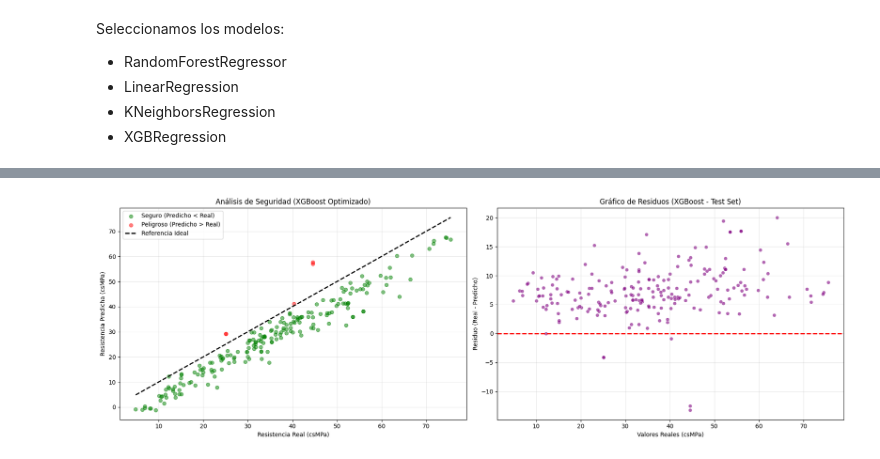
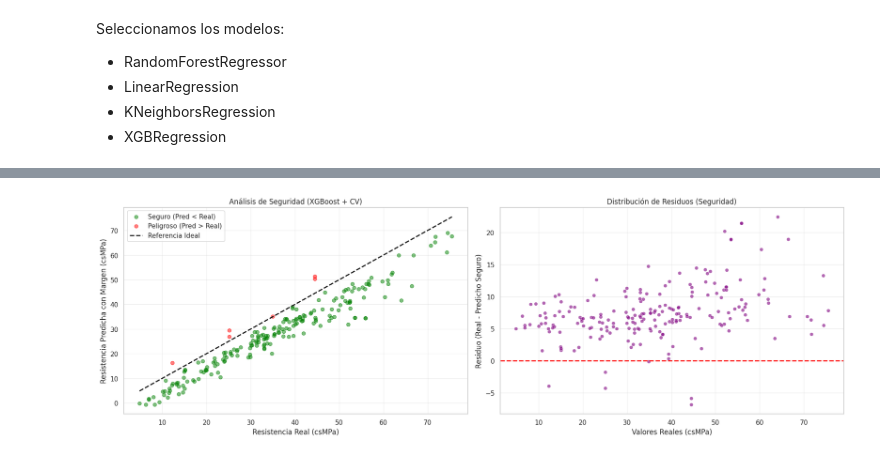
Before and after one commit to Santibareiro27/Inteligencia-Computacional, a Jupyter notebook: RA1_LAB1/Laboratorio_N°1_3.ipynb, the cells around one changed output, grey strips where cells are left out. Drawn from its saved outputs; the diff is of its cells as text; code cells hidden in the pictures.

```diff
--- a/RA1_LAB1/Laboratorio_N°1_3.ipynb
+++ b/RA1_LAB1/Laboratorio_N°1_3.ipynb
@@ -393,15 +397,3 @@ plt.suptitle('Relaciones por pares de las variables (Color: csMPa)', y=1.02)
 plt.show()
 # %% [output]
 [figure]
-# %%
-# Crear la nueva variable de relación líquidos/sólidos aglutinantes
-# Relación (Agua + Superplastificante) / (Cemento + Fly Ash + Slag)
-df_ccs['binder_liquid_ratio'] = ((df_ccs['cement'] + df_ccs['flyash'] + df_ccs['slag']) / (df_ccs['water'] + df_ccs['superplasticizer']))
-
-# Mostrar las primeras filas y la correlación con la resistencia
-print("Nuevas dimensiones del dataset:", df_ccs.shape)
-display(df_ccs[['water', 'superplasticizer', 'cement', 'flyash', 'slag', 'binder_liquid_ratio', 'csMPa']].head())
-
-# Calcular correlación de Spearman para evaluar su impacto
-corr_new = df_ccs[['binder_liquid_ratio', 'csMPa']].corr(method='spearman').iloc[0, 1]
-print(f"\nCorrelación de Spearman entre 'binder_liquid_ratio' y 'csMPa': {corr_new:.4f}")
@@ -691,8 +676,8 @@ Tasa de Riesgo por Sobreestimacion: 3.88%
 # %%
 # 1. Definir la malla de hiperparámetros para XGBoost
 param_dist_xgb = {
-    'n_estimators': [100, 200],
-    'learning_rate': [0.01, 0.05, 0.1, 0.15],
+    'n_estimators': [100, 200, 300],
+    'learning_rate': [0.01, 0.05, 0.1],
     'max_depth': [3, 4, 5, 6, 7],
     'min_child_weight': [1, 3, 5, 7],
     'subsample': [0.7, 0.8, 0.9, 1.0],
@@ -716,63 +701,76 @@ print("Optimizando XGBoost para mejorar el RMSE...")
 xgb_random.fit(X_train, y_train)
 xgb_model = xgb_random.best_estimator_
 
+# --- NUEVO: PASO DE VALIDACIÓN CRUZADA (Test de Fatiga) ---
+print("\nIniciando Validación Cruzada (5-Folds) para robustez...")
+kf = KFold(n_splits=5, shuffle=True, random_state=SEED)
+cv_results = cross_validate(xgb_model, X, y, cv=kf, scoring=['r2', 'neg_root_mean_squared_error'])
+
+cv_rmse_list = -cv_results['test_neg_root_mean_squared_error']
+cv_rmse_mean = cv_rmse_list.mean()
+cv_rmse_std = cv_rmse_list.std()
+cv_r2_mean = cv_results['test_r2'].mean()
+
 # 4. Predicciones para Train y Test
 y_pred_xgb_train = xgb_model.predict(X_train)
 y_pred_xgb_test = xgb_model.predict(X_test)
 
-# 5. Cálculo de métricas para evaluar Overfitting
+# 5. Cálculo de métricas y Margen de Seguridad
 r2_xgb_train = r2_score(y_train, y_pred_xgb_train)
 rmse_xgb_train = np.sqrt(mean_squared_error(y_train, y_pred_xgb_train))
 
-rmse_xgb_test = np.sqrt(mean_squared_error(y_test, y_pred_xgb_test))
+# NOTA: Usamos el RMSE de la Validación Cruzada para el margen de seguridad
+# Esto es mucho más seguro que usar solo el RMSE de un split de test
+K = 1.6
+y_pred_xgb_test_safe = y_pred_xgb_test - (K * cv_rmse_mean)
 
-# Margen de seguridad
-K = 1.6
-y_pred_xgb_test_safe = y_pred_xgb_test - (K * rmse_xgb_test)
-
-# Calculo con margen
-rmse_xgb_test_safe = np.sqrt(mean_squared_error(y_test, y_pred_xgb_test_safe))
-r2_xgb_test = r2_score(y_test, y_pred_xgb_test_safe)
-mbe_xgb_test = np.mean(y_pred_xgb_test_safe - y_test)
+# Métricas finales del modelo con margen
+rmse_xgb_test_base = np.sqrt(mean_squared_error(y_test, y_pred_xgb_test))
+r2_xgb_test_safe = r2_score(y_test, y_pred_xgb_test_safe)
+mbe_xgb_test_safe = np.mean(y_pred_xgb_test_safe - y_test)
 
 # 6. Cálculo de Tasa de Riesgo por Sobreestimación (Predicho > Real)
 overestimation_mask = y_pred_xgb_test_safe > y_test
 risk_rate = (overestimation_mask.sum() / len(y_test)) * 100
 
-print(f"--- Mejor Configuración Encontrada: {xgb_random.best_params_} ---")
+print(f"\n--- MEJOR CONFIGURACIÓN: {xgb_random.best_params_} ---")
+print(f"CV - RMSE Promedio: {cv_rmse_mean:.4f} (± {cv_rmse_std:.4f})")
 print(f"TRAIN - R2: {r2_xgb_train:.4f} | RMSE: {rmse_xgb_train:.4f}")
-print(f"TEST  - R2: {r2_xgb_test:.4f}  | RMSE: {rmse_xgb_test:.4f}")
-print(f"MBE (Test): {mbe_xgb_test:.4f}")
+print(f"TEST (Base) - RMSE: {rmse_xgb_test_base:.4f}")
+print(f"TEST (Seguro) - R2: {r2_xgb_test_safe:.4f} | MBE: {mbe_xgb_test_safe:.4f}")
 print(f"Tasa de Riesgo por Sobreestimación: {risk_rate:.2f}%")
 
 # 7. Mostrar valores sobreestimados (Casos críticos)
 print("\n--- Detalle de Valores Sobreestimados (Riesgo Estructural) ---")
-overestimated_details = X_test[overestimation_mask].copy()
-overestimated_details['Real_csMPa'] = y_test[overestimation_mask]
-overestimated_details['Predicho_Safe_csMPa'] = y_pred_xgb_test_safe[overestimation_mask]
-overestimated_details['Exceso_csMPa'] = overestimated_details['Predicho_Safe_csMPa'] - overestimated_details['Real_csMPa']
-display(overestimated_details.sort_values(by='Exceso_csMPa', ascending=False))
+if overestimation_mask.any():
+    overestimated_details = X_test[overestimation_mask].copy()
+    overestimated_details['Real_csMPa'] = y_test[overestimation_mask]
+    overestimated_details['Pred_Safe_csMPa'] = y_pred_xgb_test_safe[overestimation_mask]
+    overestimated_details['Exceso_csMPa'] = overestimated_details['Pred_Safe_csMPa'] - overestimated_details['Real_csMPa']
+    display(overestimated_details.sort_values(by='Exceso_csMPa', ascending=False))
+else:
+    print("¡Excelente! No hay casos de sobreestimación con este margen.")
 
 # 8. Visualización de Seguridad y Residuos
 fig, axes = plt.subplots(1, 2, figsize=(18, 6))
 
-# Gráfico A: Seguridad Estructural (Reales vs Predichos)
-axes[0].scatter(y_test[~overestimation_mask], y_pred_xgb_test_safe[~overestimation_mask], color='green', alpha=0.5, label='Seguro (Predicho < Real)')
-axes[0].scatter(y_test[overestimation_mask], y_pred_xgb_test_safe[overestimation_mask], color='red', alpha=0.5, label='Peligroso (Predicho > Real)')
+# Gráfico A: Seguridad Estructural
+axes[0].scatter(y_test[~overestimation_mask], y_pred_xgb_test_safe[~overestimation_mask], color='green', alpha=0.5, label='Seguro (Pred < Real)')
+axes[0].scatter(y_test[overestimation_mask], y_pred_xgb_test_safe[overestimation_mask], color='red', alpha=0.5, label='Peligroso (Pred > Real)')
 axes[0].plot([y_test.min(), y_test.max()], [y_test.min(), y_test.max()], 'k--', lw=2, label='Referencia Ideal')
-axes[0].set_title('Análisis de Seguridad (XGBoost Optimizado)')
+axes[0].set_title('Análisis de Seguridad (XGBoost + CV)')
 axes[0].set_xlabel('Resistencia Real (csMPa)')
-axes[0].set_ylabel('Resistencia Predicha (csMPa)')
+axes[0].set_ylabel('Resistencia Predicha con Margen (csMPa)')
 axes[0].legend()
 axes[0].grid(True, alpha=0.3)
 
-# Gráfico B: Gráfico de Residuos
+# Gráfico B: Residuos
 residuals_xgb = y_test - y_pred_xgb_test_safe
 sns.scatterplot(x=y_test, y=residuals_xgb, alpha=0.6, color='purple', ax=axes[1])
 axes[1].axhline(y=0, color='red', linestyle='--', lw=2)
-axes[1].set_title('Gráfico de Residuos (XGBoost - Test Set)')
+axes[1].set_title('Distribución de Residuos (Seguridad)')
 axes[1].set_xlabel('Valores Reales (csMPa)')
-axes[1].set_ylabel('Residuo (Real - Predicho)')
+axes[1].set_ylabel('Residuo (Real - Predicho Seguro)')
 axes[1].grid(True, alpha=0.3)
 
 plt.tight_layout()
@@ -795 +798 @@ Tasa de Riesgo por Sobreestimación: 2.43%
-[figure, old version]
+[figure, new version]
```
Also changed, not shown: parts of 9 cells of this notebook.
